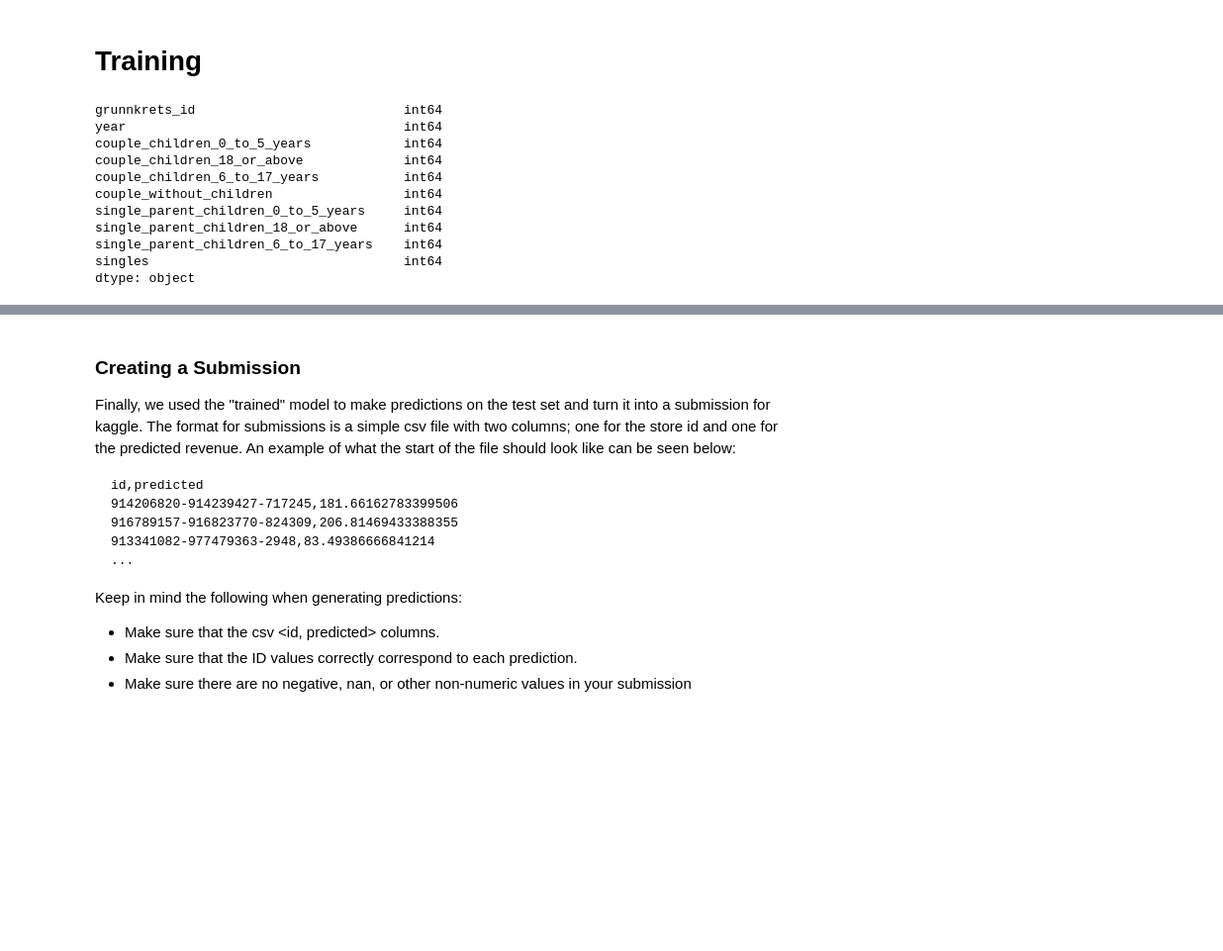
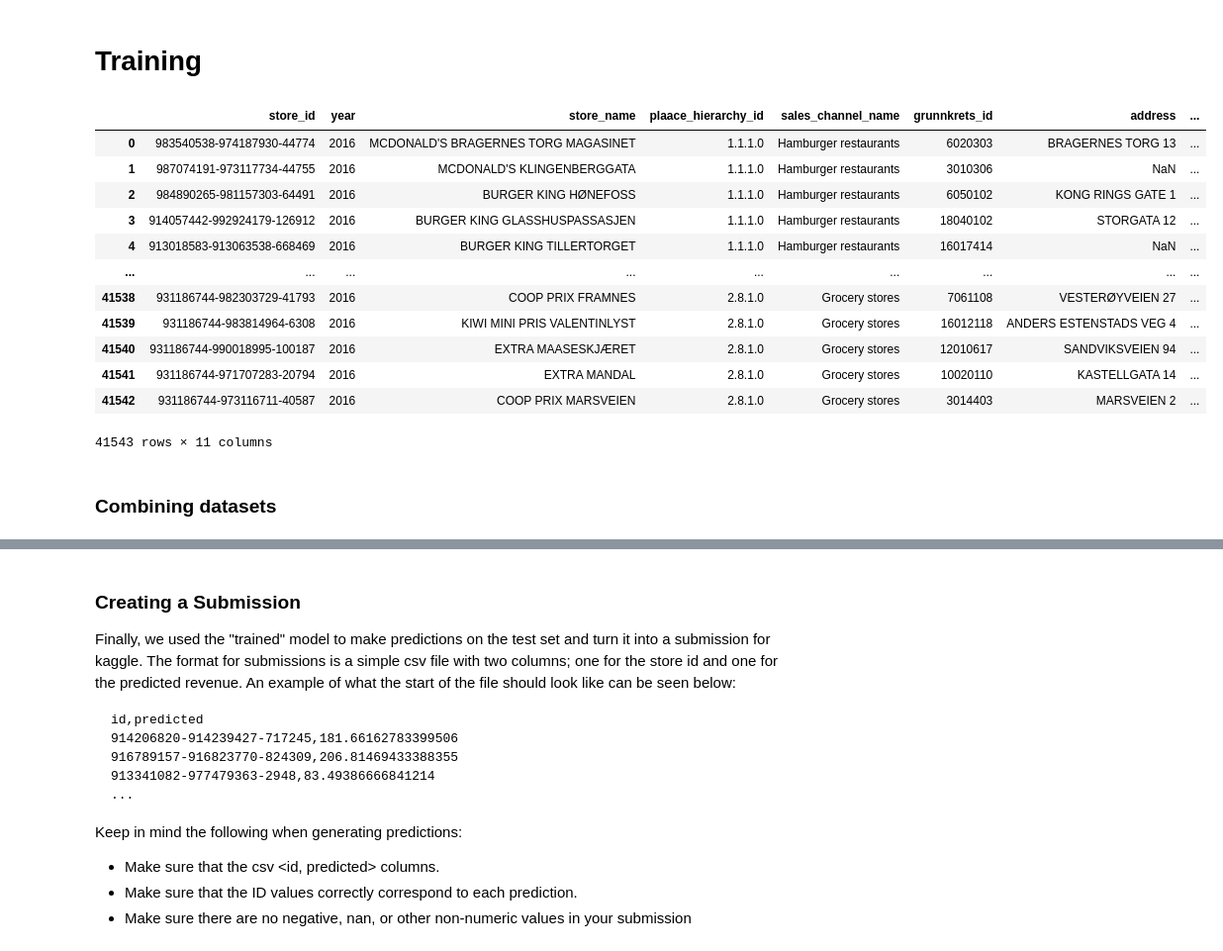
Before and after one commit to vladlevitin/TDT4173-Retail-Revenue-Prediction, a Jupyter notebook: TDT4173 Retail Revenue Prediction/introduction.ipynb, the cells around one changed output, grey strips where cells are left out. Shown at 99% size. Drawn from its saved outputs; the diff is of its cells as text; code cells hidden in the pictures; blank space fills up the shorter version.

```diff
--- a/TDT4173 Retail Revenue Prediction/introduction.ipynb
+++ b/TDT4173 Retail Revenue Prediction/introduction.ipynb
@@ -284,21 +279,45 @@ def convert_to_category(X):
 
 def drop_columns(X, columns):
     return X.drop(columns, axis=1)
-# %%
-# check the types of the columns
-grunnkrets_household_types.dtypes
-# %% [output]
-grunnkrets_id                           int64
-year                                    int64
-couple_children_0_to_5_years            int64
-couple_children_18_or_above             int64
-couple_children_6_to_17_years           int64
-couple_without_children                 int64
-single_parent_children_0_to_5_years     int64
-single_parent_children_18_or_above      int64
-single_parent_children_6_to_17_years    int64
-singles                                 int64
-dtype: object
+# %%
+stores_train_copy = stores_train.copy()
+stores_extra_copy = stores_extra.copy()
+
+split_index = stores_train_copy.shape[0]-1
+
+stores_train_copy.drop(columns=['revenue'], inplace=True)
+
+total_stores = pd.concat([stores_train_copy, stores_extra_copy], axis=0)
+
+total_stores.reset_index(drop=True, inplace=True)
+total_stores
+
+total_stores = convert_to_category(total_stores)
+
+total_stores
+
+import matplotlib.pyplot as plt
+
+# fig, ax = plt.subplots(figsize=(6, 3))
+# total_stores.isna().mean().plot.bar(ax=ax)
+
+total_stores
+# %% [output]
+|  | store_id | year | store_name | plaace_hierarchy_id | sales_channel_name | grunnkrets_id | address | ... |
+| 0 | 983540538-974187930-44774 | 2016 | MCDONALD'S BRAGERNES TORG MAGASINET | 1.1.1.0 | Hamburger restaurants | 6020303 | BRAGERNES TORG 13 | ... |
+| 1 | 987074191-973117734-44755 | 2016 | MCDONALD'S KLINGENBERGGATA | 1.1.1.0 | Hamburger restaurants | 3010306 | NaN | ... |
+| 2 | 984890265-981157303-64491 | 2016 | BURGER KING HØNEFOSS | 1.1.1.0 | Hamburger restaurants | 6050102 | KONG RINGS GATE 1 | ... |
+| 3 | 914057442-992924179-126912 | 2016 | BURGER KING GLASSHUSPASSASJEN | 1.1.1.0 | Hamburger restaurants | 18040102 | STORGATA 12 | ... |
+| 4 | 913018583-913063538-668469 | 2016 | BURGER KING TILLERTORGET | 1.1.1.0 | Hamburger restaurants | 16017414 | NaN | ... |
+| ... | ... | ... | ... | ... | ... | ... | ... | ... |
+| 41538 | 931186744-982303729-41793 | 2016 | COOP PRIX FRAMNES | 2.8.1.0 | Grocery stores | 7061108 | VESTERØYVEIEN 27 | ... |
+| 41539 | 931186744-983814964-6308 | 2016 | KIWI MINI PRIS VALENTINLYST | 2.8.1.0 | Grocery stores | 16012118 | ANDERS ESTENSTADS VEG 4 | ... |
+| 41540 | 931186744-990018995-100187 | 2016 | EXTRA MAASESKJÆRET | 2.8.1.0 | Grocery stores | 12010617 | SANDVIKSVEIEN 94 | ... |
+| 41541 | 931186744-971707283-20794 | 2016 | EXTRA MANDAL | 2.8.1.0 | Grocery stores | 10020110 | KASTELLGATA 14 | ... |
+| 41542 | 931186744-973116711-40587 | 2016 | COOP PRIX MARSVEIEN | 2.8.1.0 | Grocery stores | 3014403 | MARSVEIEN 2 | ... |
+41543 rows × 11 columns
+# %% [markdown]
+### Combining datasets
 # %%
 from sklearn import *
 import lightgbm as lgb
```
Also changed, not shown: parts of 11 cells of this notebook, 5 other files.
